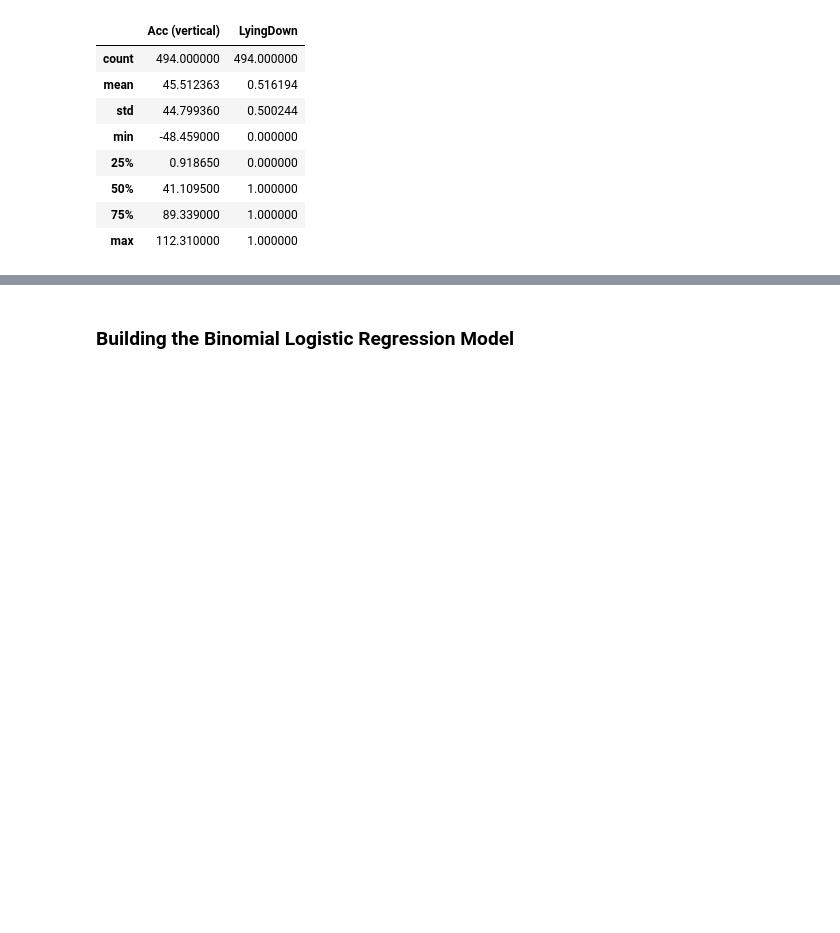
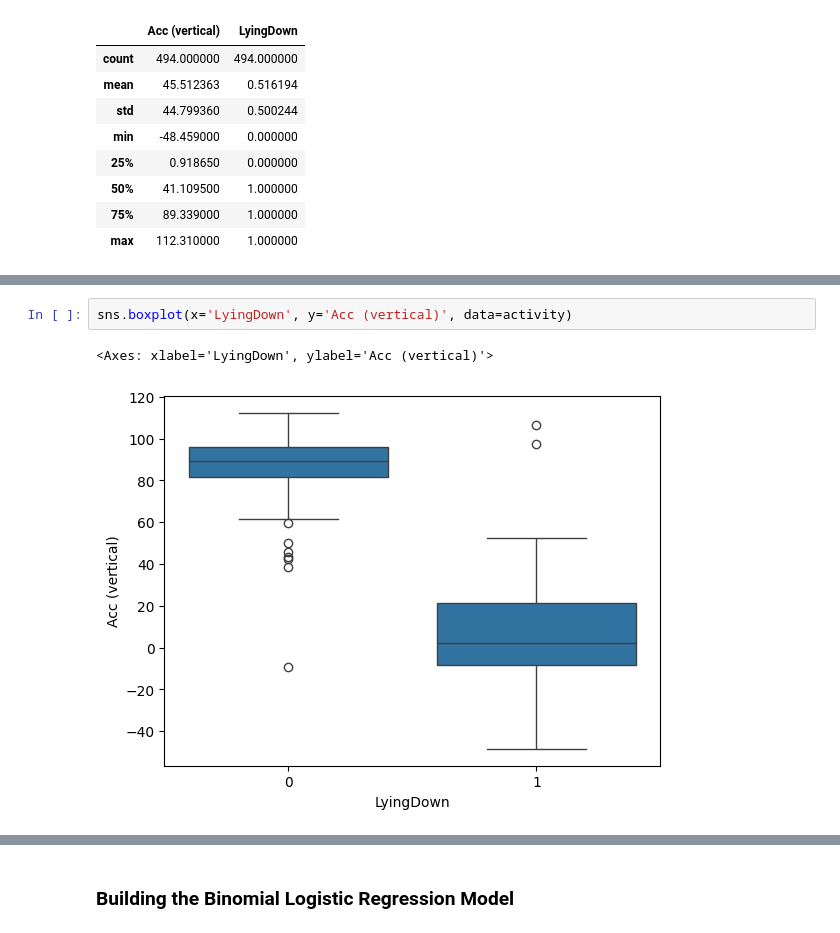
Before and after one commit to Cyberoctane29/Elderly-Motion-Analytics-for-Fall-Prevention, a Jupyter notebook: Elderly_Motion_Analytics_for_Fall_Prevention.ipynb, the cells around one changed output, grey strips where cells are left out. Drawn from its saved outputs; the diff is of its cells as text; blank space fills up the shorter version.

```diff
--- a/Elderly_Motion_Analytics_for_Fall_Prevention.ipynb
+++ b/Elderly_Motion_Analytics_for_Fall_Prevention.ipynb
@@ -122,0 +224,5 @@ activity.describe()
+# %%
+sns.boxplot(x='LyingDown', y='Acc (vertical)', data=activity)
+# %% [output]
+<Axes: xlabel='LyingDown', ylabel='Acc (vertical)'>
+[figure, added]
```
Also changed, not shown: parts of 20 cells of this notebook.
